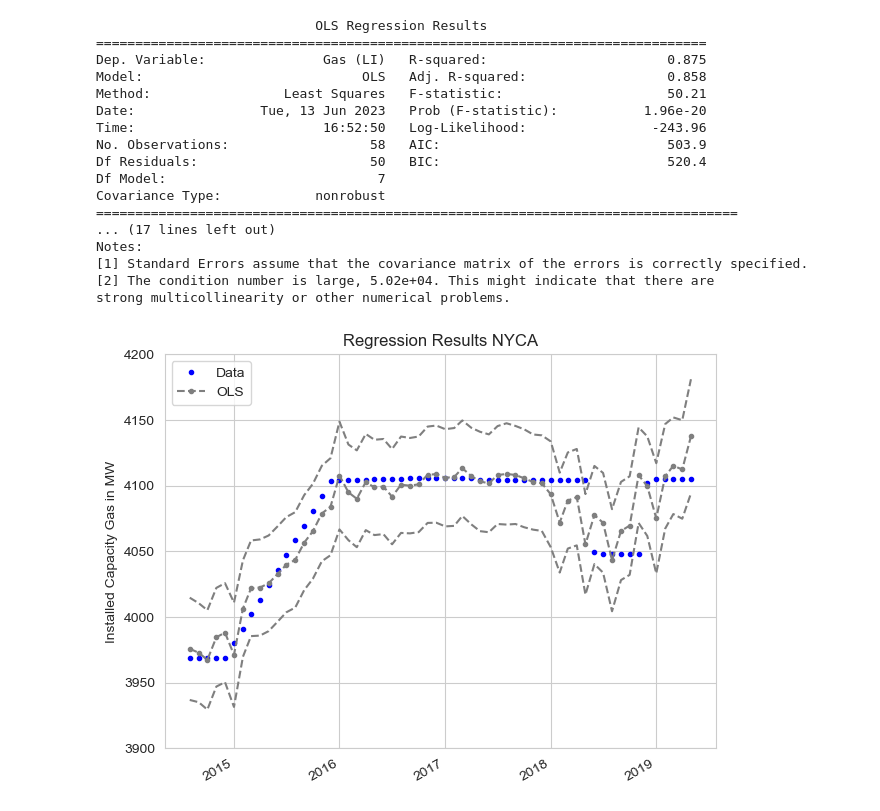
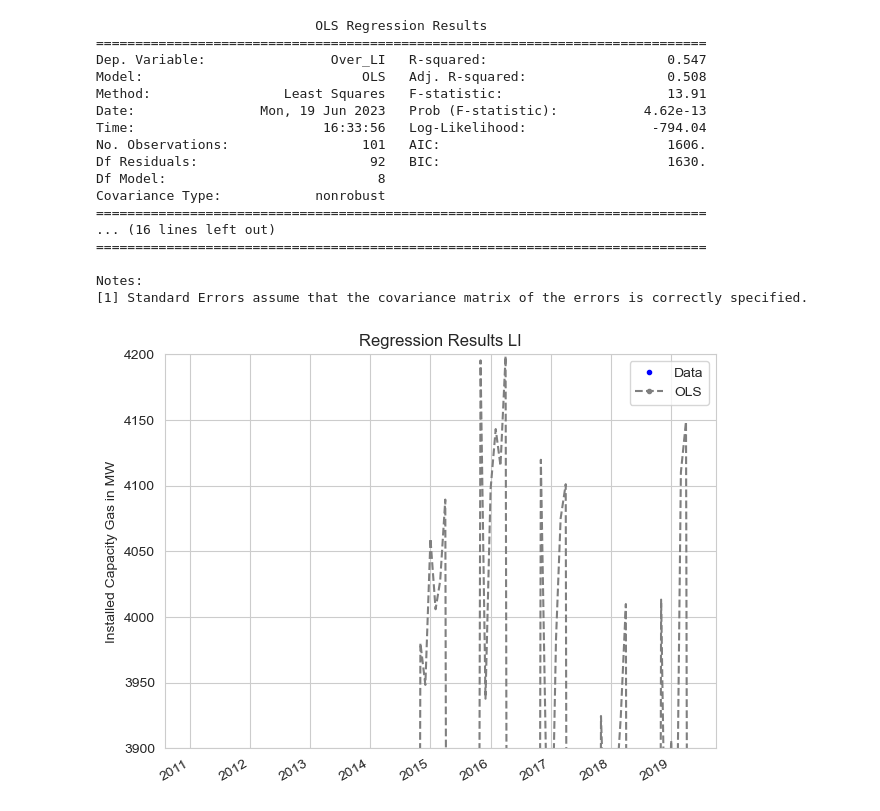
Before and after one commit to borvendegmate/tum_power_system_economics, a Jupyter notebook: code/regression_for_all_localities.ipynb, the cells around one changed output. Saved outputs shown, nothing was run; the diff lists cells and outputs as text; code cells hidden in the pictures.

```diff
--- a/code/regression_for_all_localities.ipynb
+++ b/code/regression_for_all_localities.ipynb
@@ -489,19 +464,19 @@ plt.show()
 # %%
-gj_df = gj_reg[['Gas (GJ)',
+gj_df = gj_reg[['Over_GJ',
                     #'Coal (GJ)',
                     # 'Oil (GJ)',
                     #'Renewables (GJ)',
                     #'Others (GJ)',
                     #'Sum (GJ)',
-                    'Sum_woGas (GJ)',
+                    #'Sum_woGas (GJ)',
                     #'gj_icap',
                     #'natural gas',
                     #'gj_dam',
                     #'Cleared Above GJ (%)',
                     #'UCAP GJ (MW)',
-                    #'ICAP-1',
+                    'ICAP-1',
                     'ICAP-2', 'ICAP-3', 'ICAP-4',
-                    #'DAM-1',
+                    'DAM-1',
                     'DAM-2', 'DAM-3', 'DAM-4'
                     ]]
 # %%
@@ -530,6 +506,6 @@ sns.heatmap(gj_df.corr(), annot = True)
 # %%
-x = gj_df.loc[:, gj_df.columns != 'Gas (GJ)']
-y = gj_df['Gas (GJ)']
+x = gj_df.loc[:, gj_df.columns != 'Over_GJ']
+y = gj_df['Over_GJ']
 
 x = sm.add_constant(x)
 
@@ -587,19 +563,19 @@ plt.show()
 # %%
-li_df = li_reg[['Gas (LI)',
+li_df = li_reg[['Over_LI',
                     #'Coal (LI)',
                     # 'Oil (LI)',
                     #'Renewables (LI)',
                     #'Others (LI)',
                     #'Sum (LI)',
-                    'Sum_woGas (LI)',
+                    #'Sum_woGas (LI)',
                     #'li_icap',
                     #'natural gas',
                     #'li_dam',
                     #'Cleared Above LI (%)',
                     #'UCAP LI (MW)',
-                    #'ICAP-1',
+                    'ICAP-1',
                     'ICAP-2', 'ICAP-3', 'ICAP-4',
-                    #'DAM-1',
+                    'DAM-1',
                     'DAM-2', 'DAM-3', 'DAM-4'
                     ]]
 # %%
@@ -628,6 +605,6 @@ sns.heatmap(li_df.corr(), annot = True)
 # %%
-x = li_df.loc[:, li_df.columns != 'Gas (LI)']
-y = li_df['Gas (LI)']
+x = li_df.loc[:, li_df.columns != 'Over_LI']
+y = li_df['Over_LI']
 
 x = sm.add_constant(x)
 
@@ -638,47 +615,47 @@ print(model.summary())
 # %% [output]
                             OLS Regression Results
 ==============================================================================
-Dep. Variable:               Gas (LI)   R-squared:                       0.875
-Model:                            OLS   Adj. R-squared:                  0.858
-Method:                 Least Squares   F-statistic:                     50.21
-Date:                Tue, 13 Jun 2023   Prob (F-statistic):           1.96e-20
-Time:                        16:52:50   Log-Likelihood:                -243.96
-No. Observations:                  58   AIC:                             503.9
-Df Residuals:                      50   BIC:                             520.4
-Df Model:                           7
+Dep. Variable:                Over_LI   R-squared:                       0.547
+Model:                            OLS   Adj. R-squared:                  0.508
+Method:                 Least Squares   F-statistic:                     13.91
+Date:                Mon, 19 Jun 2023   Prob (F-statistic):           4.62e-13
+Time:                        16:33:56   Log-Likelihood:                -794.04
+No. Observations:                 101   AIC:                             1606.
+Df Residuals:                      92   BIC:                             1630.
+Df Model:                           8
 Covariance Type:            nonrobust
-==================================================================================
-... (17 lines left out)
+==============================================================================
+... (16 lines left out)
+==============================================================================
+
 Notes:
 [1] Standard Errors assume that the covariance matrix of the errors is correctly specified.
-[2] The condition number is large, 5.02e+04. This might indicate that there are
-strong multicollinearity or other numerical problems.
 # %%
 res = model
 x = li_df.index
-y_true = li_df['Gas (LI)']
+y_true = li_df['Over_LI']
 y = predictions
 
 prstd, iv_l, iv_u = wls_prediction_std(res)
 
 fig, ax = plt.subplots()
 #ax.plot(x, y, 'o', label="Estimated")
 ax.plot(x, y_true, 'b.', label="Data")
 ax.plot(x, res.fittedvalues, color='tab:gray', marker='.', linestyle='--', label="OLS") #--.
 ax.plot(x, iv_u, color='tab:gray', linestyle='--')
 ax.plot(x, iv_l, color='tab:gray', linestyle='--')
 ax.legend(loc='best')
 ax.set_ylim(3900, 4200)
 ax.set_title('Regression Results LI')
 ax.set_ylabel('Installed Capacity Gas in MW')
 
 formatter = mdates.DateFormatter("%Y") # formatter of the date
 locator = mdates.YearLocator() # where to put the labels
 ax.xaxis.set_major_formatter(formatter) # calling the formatter for the x-axis
 ax.xaxis.set_major_locator(locator) # calling the locator for the x-axis
 fig.autofmt_xdate() # tilt the date labels
 plt.tight_layout()
 
 plt.show()
 # %% [output]
-[figure, old version]
+[figure, new version]
```
Also changed, not shown: parts of 46 cells of this notebook, 2 other files.
